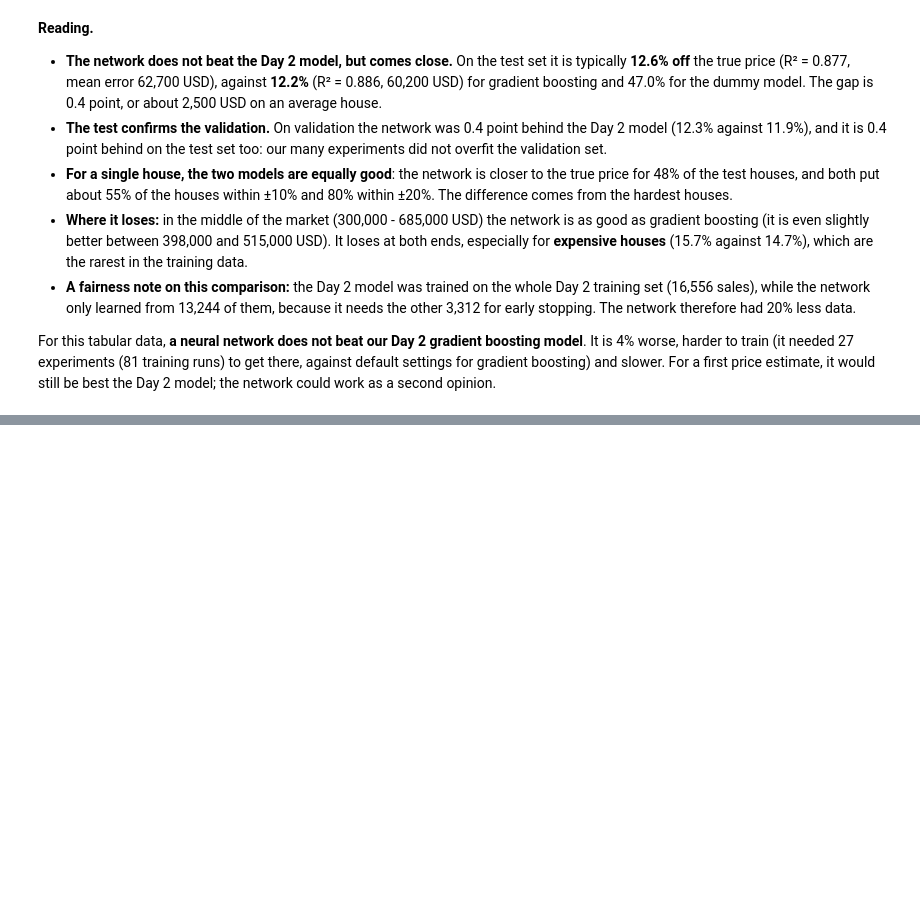
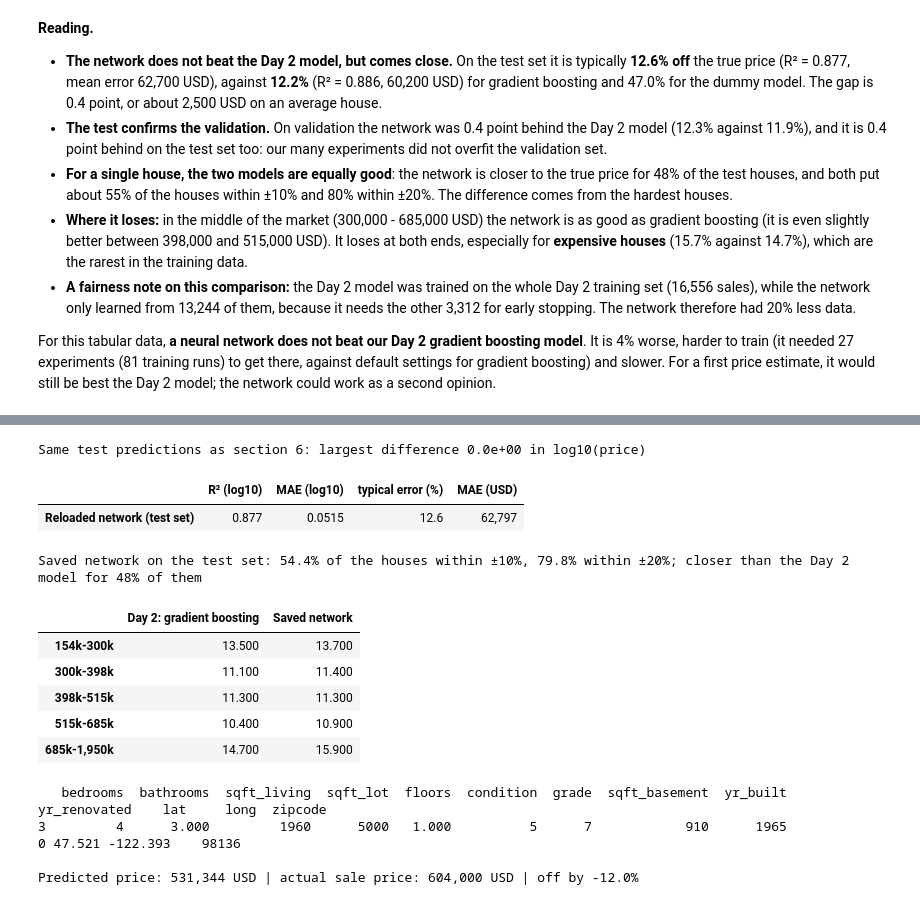
Before and after one commit to iaac-maai/2-day4-assignment, a Jupyter notebook: notebook/neural_network.ipynb, the cells around one changed output, grey strips where cells are left out. Drawn from its saved outputs; the diff is of its cells as text; code cells hidden in the pictures; blank space fills up the shorter version.

```diff
--- a/notebook/neural_network.ipynb
+++ b/notebook/neural_network.ipynb
@@ -1376,0 +1409,61 @@ For this tabular data, **a neural network does not beat our Day 2 gradient boost
+# %%
+# Rebuild the architecture: 82 inputs -> 64 -> 32 -> 1, ReLU after each hidden layer (no dropout)
+reloaded_model = nn.Sequential(
+    nn.Linear(82, 64), nn.ReLU(),
+    nn.Linear(64, 32), nn.ReLU(),
+    nn.Linear(32, 1),
+)
+reloaded_model.load_state_dict(torch.load(MODEL_PATH, map_location="cpu"))
+reloaded_model.eval()
+reloaded_preprocess = joblib.load(SCALER_PATH)
+
+
+def predict_log_price(houses_table):
+    # Predicted log10(price) for a table with the 13 input columns
+    x = torch.tensor(reloaded_preprocess.transform(houses_table[INPUT_COLUMNS]), dtype=torch.float32)
+    with torch.no_grad():
+        return reloaded_model(x).numpy().ravel()
+
+
+# Check: same test predictions as the network in memory (section 6)
+reloaded_test_pred_log = predict_log_price(X_test)
+max_difference = np.abs(reloaded_test_pred_log - test_pred_log).max()
+assert np.allclose(reloaded_test_pred_log, test_pred_log, atol=1e-6), "the reloaded model predicts differently"
+print(f"Same test predictions as section 6: largest difference {max_difference:.1e} in log10(price)")
+
+pd.DataFrame([evaluate(y_test.to_numpy(), reloaded_test_pred_log)], index=["Reloaded network (test set)"]) \
+    .style.format({"R² (log10)": "{:.3f}", "MAE (log10)": "{:.4f}", "typical error (%)": "{:.1f}", "MAE (USD)": "{:,.0f}"})
+# %% [output]
+Same test predictions as section 6: largest difference 0.0e+00 in log10(price)
+|  | R² (log10) | MAE (log10) | typical error (%) | MAE (USD) |
+| Reloaded network (test set) | 0.877 | 0.0515 | 12.6 | 62,797 |
+# %%
+# The other numbers of the model card, computed with the saved model: share within ±10% / ±20%,
+# share of houses where it is closer than the Day 2 model, and the typical error per price band
+ratio = 10 ** np.abs(reloaded_test_pred_log - y_test.to_numpy())
+closer = np.abs(reloaded_test_pred_log - y_test.to_numpy()) < np.abs(day2_test_pred_log - y_test.to_numpy())
+print(f"Saved network on the test set: {(ratio <= 1.10).mean():.1%} of the houses within ±10%, "
+      f"{(ratio <= 1.20).mean():.1%} within ±20%; closer than the Day 2 model for {closer.mean():.0%} of them")
+errors_by_band(y_test, {"Day 2: gradient boosting": day2_test_pred_log, "Saved network": reloaded_test_pred_log},
+               price_bands(test_price)).round(1)
+# %% [output]
+Saved network on the test set: 54.4% of the houses within ±10%, 79.8% within ±20%; closer than the Day 2 model for 48% of them
+|  | Day 2: gradient boosting | Saved network |
+| 154k-300k | 13.500 | 13.700 |
+| 300k-398k | 11.100 | 11.400 |
+| 398k-515k | 11.300 | 11.300 |
+| 515k-685k | 10.400 | 10.900 |
+| 685k-1,950k | 14.700 | 15.900 |
+# %%
+# Predict one house, as a user would: one row with the 13 input columns
+one_house = X_test.iloc[[0]]
+predicted = 10 ** predict_log_price(one_house)[0]
+actual = 10 ** y_test.iloc[0]
+print(one_house.to_string())
+print(f"\nPredicted price: {predicted:,.0f} USD | actual sale price: {actual:,.0f} USD | "
+      f"off by {predicted / actual - 1:+.1%}")
+# %% [output]
+   bedrooms  bathrooms  sqft_living  sqft_lot  floors  condition  grade  sqft_basement  yr_built  yr_renovated    lat     long  zipcode
+3         4      3.000         1960      5000   1.000          5      7            910      1965             0 47.521 -122.393    98136
+
+Predicted price: 531,344 USD | actual sale price: 604,000 USD | off by -12.0%
```
Also changed, not shown: parts of 8 cells of this notebook, 4 other files.
